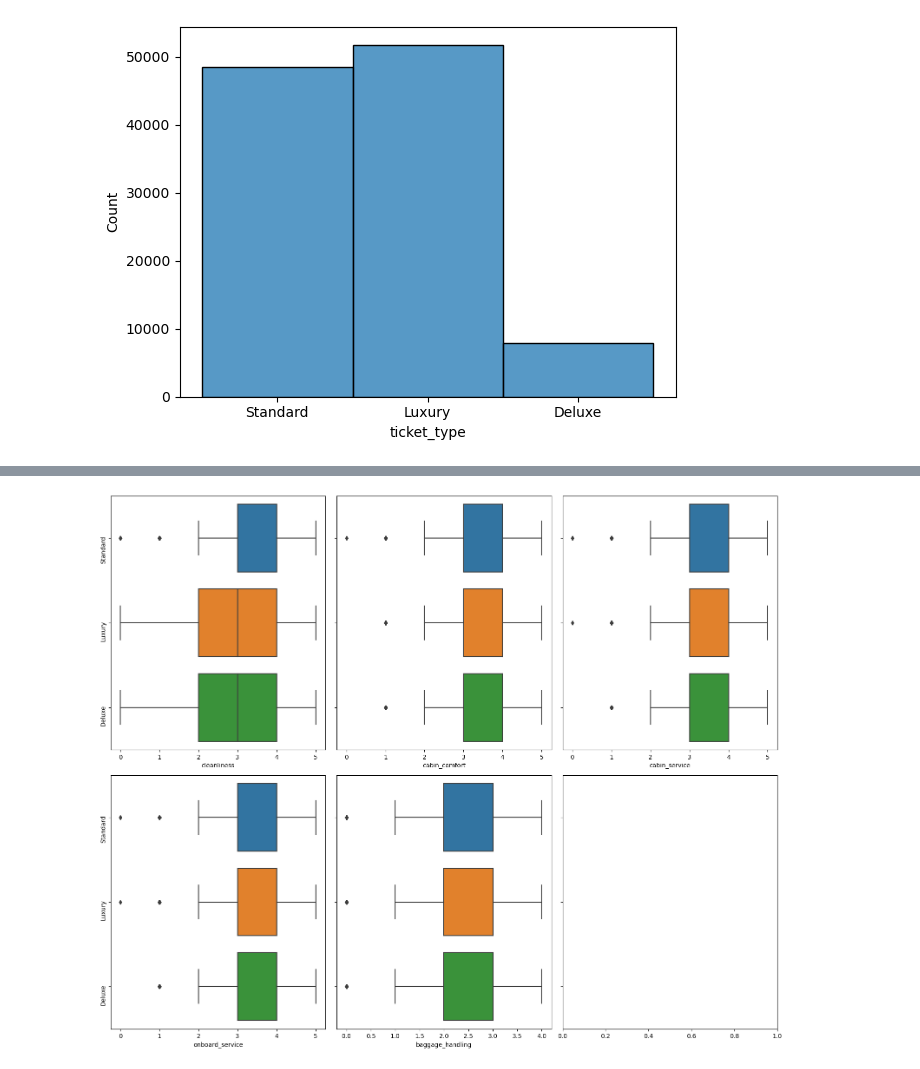
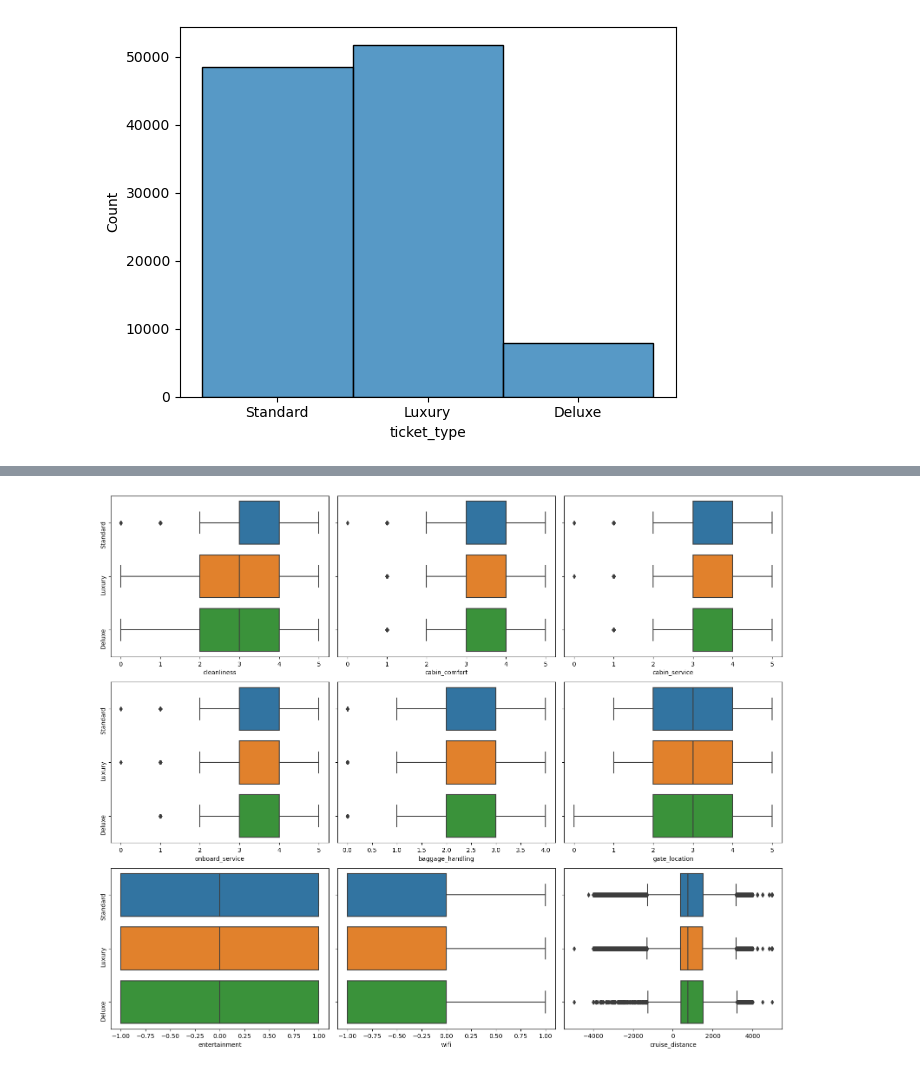
Before and after one commit to roberthobblebottom/aiap15-Ng-Guangren-Ryan-680H, a Jupyter notebook: eda.ipynb, the cells around one changed output, grey strips where cells are left out. Drawn from its saved outputs; the diff is of its cells as text; code cells hidden in the pictures.

```diff
--- a/eda.ipynb
+++ b/eda.ipynb
@@ -623,21 +610,31 @@ Index(['onboard_wifi_service', 'embarkation/disembarkation_time_convenient',
 # %%
-fig, ((a1,a2,a3),(a4,a5,a6))=plt.subplots(2,3,figsize =(16,13),sharey=True)
+fig, ((a1,a2,a3),(a4,a5,a6),(a7,a8,a9))=plt.subplots(3,3,figsize =(16,13),sharey=True)
 
 a1.set_yticklabels(a1.get_yticks(), rotation =90)
 b1= sns.boxplot( data=df, y='ticket_type', x='cleanliness',ax=a1)
 b1.set(ylabel=None)
 b2=sns.boxplot(data=df, x='cabin_comfort', y='ticket_type',ax=a2)
 b2.set(ylabel=None)
 b3=sns.boxplot(data=df, x='cabin_service', y='ticket_type', ax=a3)
 b3.set(ylabel=None)
 a4.set_yticklabels(a4.get_yticks(), rotation =90)
 b4= sns.boxplot( data=df, y='ticket_type', x='onboard_service',ax=a4)
 b4.set(ylabel=None)
 b5= sns.boxplot( data=df, y='ticket_type', x='baggage_handling',ax=a5)
 b5.set(ylabel=None)
+b6= sns.boxplot( data=df, y='ticket_type', x='gate_location',ax=a6)
+b6.set(ylabel=None)
+
+a7.set_yticklabels(a7.get_yticks(), rotation =90)
+b7= sns.boxplot( data=df, y='ticket_type', x='entertainment',ax=a7)
+b7.set(ylabel=None)
+b8= sns.boxplot( data=df, y='ticket_type', x='wifi',ax=a8)
+b8.set(ylabel=None)
+b9= sns.boxplot( data=df, y='ticket_type', x='cruise_distance',ax=a9)
+b9.set(ylabel=None)
 plt.tight_layout()
 # %% [output]
-[figure, old version]
+[figure, new version]
 # %% [markdown]
 ## findings
 
```
Also changed, not shown: parts of 3 cells of this notebook, 6 other files.
